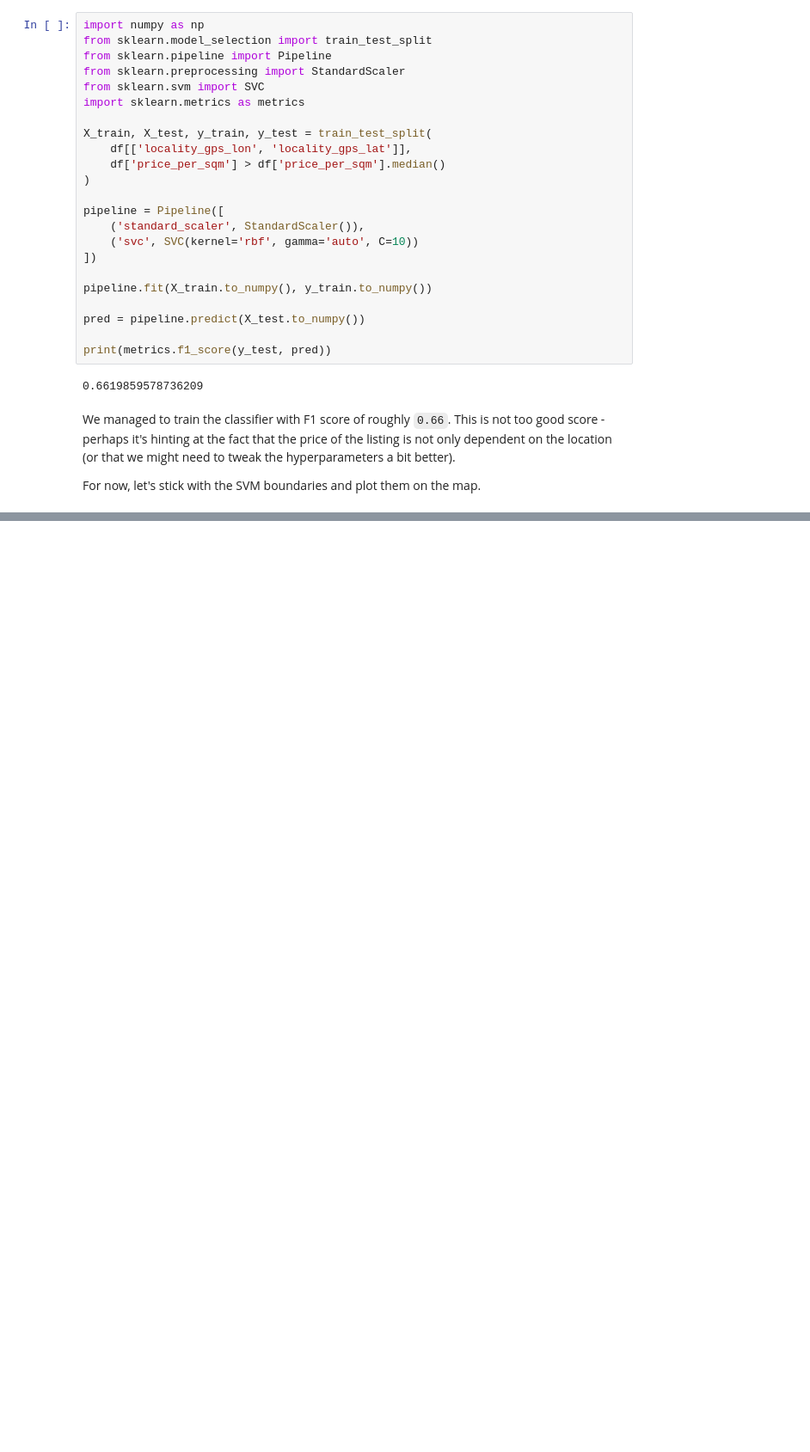
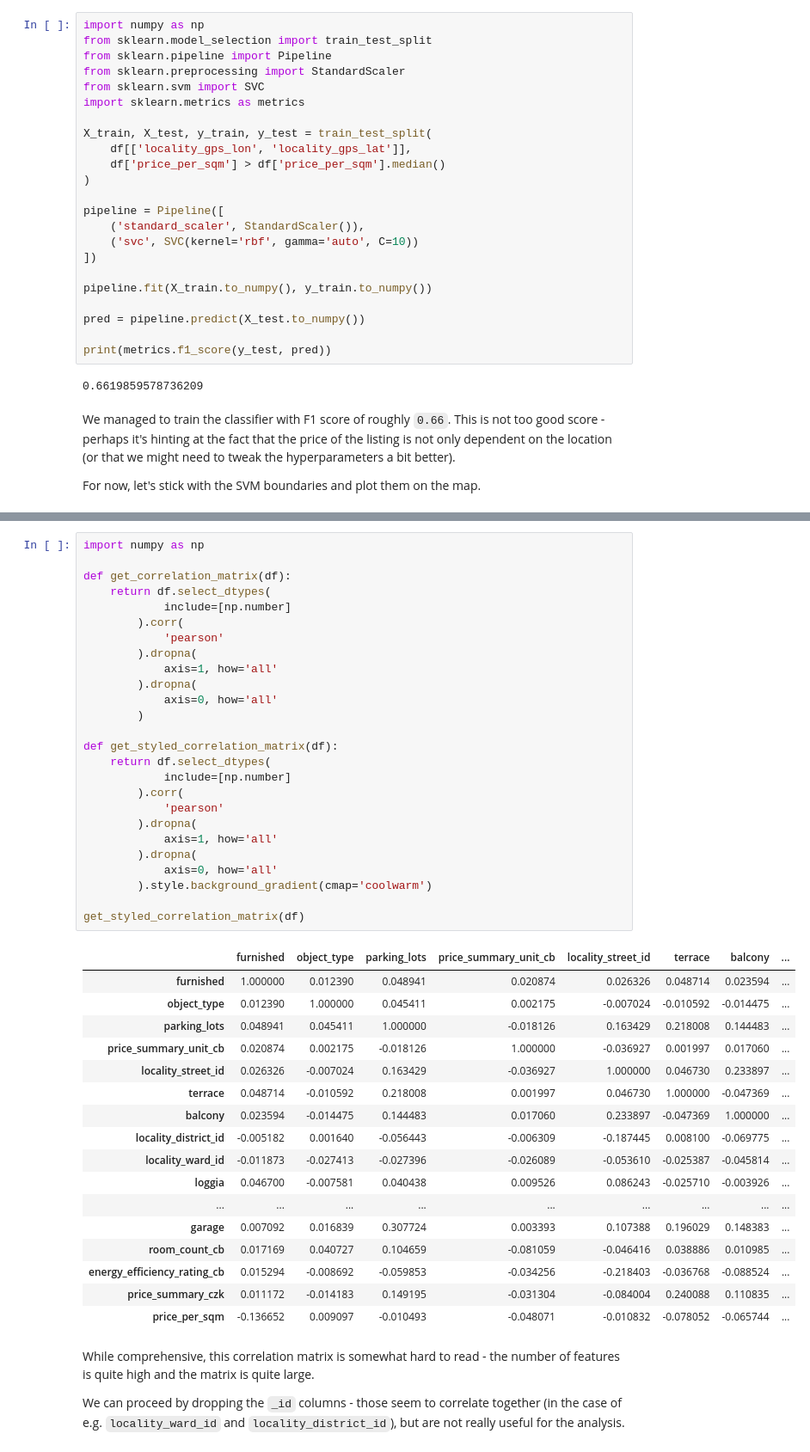
Before and after one commit to barjin/ndbi023-project, a Jupyter notebook: index.ipynb, the cells around one changed output, grey strips where cells are left out. Shown: that part at 86% size. Saved outputs shown, nothing was run; the diff lists cells and outputs as text; blank space fills up the shorter version.

```diff
--- a/index.ipynb
+++ b/index.ipynb
@@ -263,0 +237,48 @@ Other, less defined below-median areas seem to be around Uhříněves (south-eas
+# %%
+import numpy as np
+
+def get_correlation_matrix(df):
+    return df.select_dtypes(
+            include=[np.number]
+        ).corr(
+            'pearson'
+        ).dropna(
+            axis=1, how='all'
+        ).dropna(
+            axis=0, how='all'
+        )
+
+def get_styled_correlation_matrix(df):
+    return df.select_dtypes(
+            include=[np.number]
+        ).corr(
+            'pearson'
+        ).dropna(
+            axis=1, how='all'
+        ).dropna(
+            axis=0, how='all'
+        ).style.background_gradient(cmap='coolwarm')
+
+get_styled_correlation_matrix(df)
+# %% [output]
+|  | furnished | object_type | parking_lots | price_summary_unit_cb | locality_street_id | terrace | balcony | ... |
+| furnished | 1.000000 | 0.012390 | 0.048941 | 0.020874 | 0.026326 | 0.048714 | 0.023594 | ... |
+| object_type | 0.012390 | 1.000000 | 0.045411 | 0.002175 | -0.007024 | -0.010592 | -0.014475 | ... |
+| parking_lots | 0.048941 | 0.045411 | 1.000000 | -0.018126 | 0.163429 | 0.218008 | 0.144483 | ... |
+| price_summary_unit_cb | 0.020874 | 0.002175 | -0.018126 | 1.000000 | -0.036927 | 0.001997 | 0.017060 | ... |
+| locality_street_id | 0.026326 | -0.007024 | 0.163429 | -0.036927 | 1.000000 | 0.046730 | 0.233897 | ... |
+| terrace | 0.048714 | -0.010592 | 0.218008 | 0.001997 | 0.046730 | 1.000000 | -0.047369 | ... |
+| balcony | 0.023594 | -0.014475 | 0.144483 | 0.017060 | 0.233897 | -0.047369 | 1.000000 | ... |
+| locality_district_id | -0.005182 | 0.001640 | -0.056443 | -0.006309 | -0.187445 | 0.008100 | -0.069775 | ... |
+| locality_ward_id | -0.011873 | -0.027413 | -0.027396 | -0.026089 | -0.053610 | -0.025387 | -0.045814 | ... |
+| loggia | 0.046700 | -0.007581 | 0.040438 | 0.009526 | 0.086243 | -0.025710 | -0.003926 | ... |
+| ... | ... | ... | ... | ... | ... | ... | ... | ... |
+| garage | 0.007092 | 0.016839 | 0.307724 | 0.003393 | 0.107388 | 0.196029 | 0.148383 | ... |
+| room_count_cb | 0.017169 | 0.040727 | 0.104659 | -0.081059 | -0.046416 | 0.038886 | 0.010985 | ... |
+| energy_efficiency_rating_cb | 0.015294 | -0.008692 | -0.059853 | -0.034256 | -0.218403 | -0.036768 | -0.088524 | ... |
+| price_summary_czk | 0.011172 | -0.014183 | 0.149195 | -0.031304 | -0.084004 | 0.240088 | 0.110835 | ... |
+| price_per_sqm | -0.136652 | 0.009097 | -0.010493 | -0.048071 | -0.010832 | -0.078052 | -0.065744 | ... |
+# %% [markdown]
+While comprehensive, this correlation matrix is somewhat hard to read - the number of features is quite high and the matrix is quite large.
+
+We can proceed by dropping the `_id` columns - those seem to correlate together (in the case of e.g. `locality_ward_id` and `locality_district_id`), but are not really useful for the analysis.
```
Also changed, not shown: parts of 11 cells of this notebook, 14 other files.
